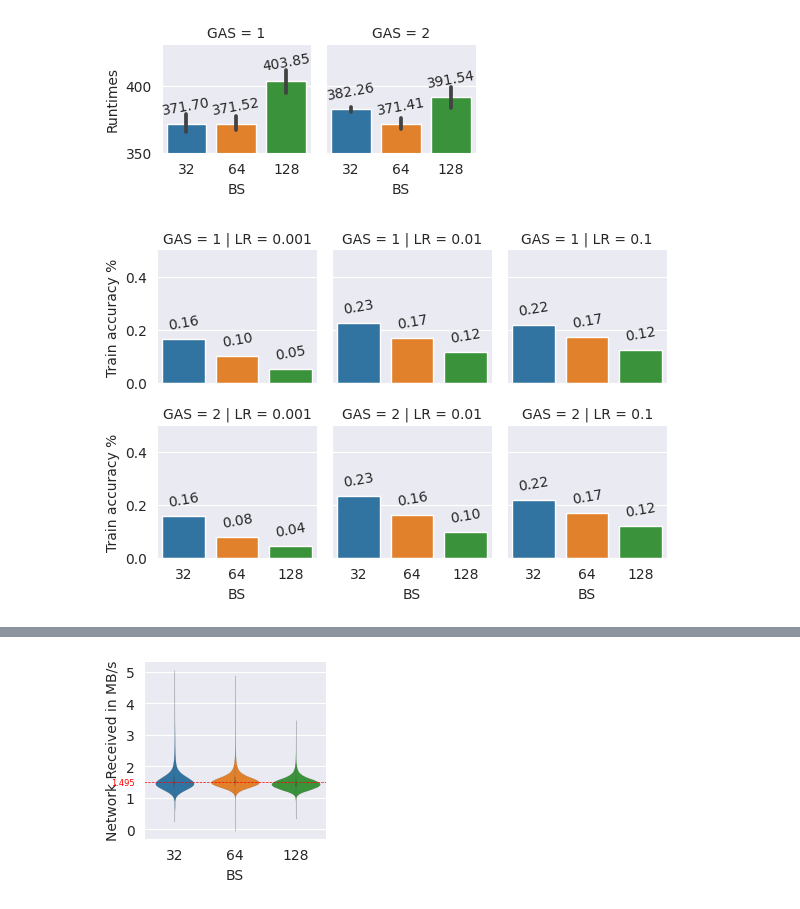
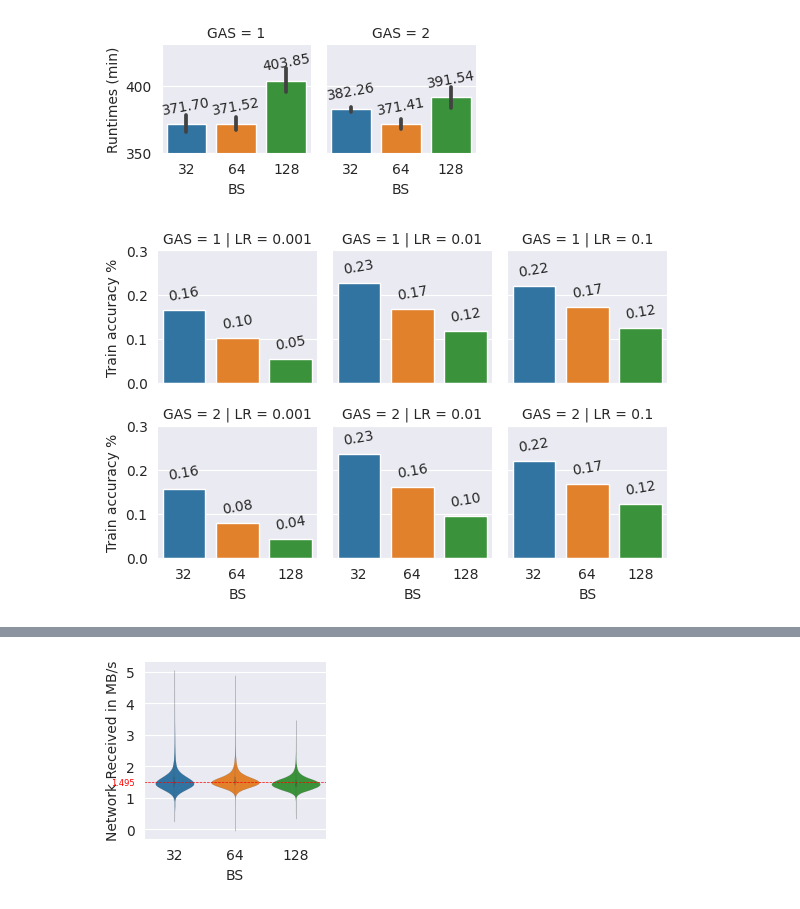
Before and after one commit to IAL32/TUMThesis, a Jupyter notebook: viz/chapter_06/baseline-16vCPUs-GAS-1.ipynb, the cells around one changed output, grey strips where cells are left out. Saved outputs shown, nothing was run; the diff lists cells and outputs as text; code cells hidden in the pictures.

```diff
--- a/viz/chapter_06/baseline-16vCPUs-GAS-1.ipynb
+++ b/viz/chapter_06/baseline-16vCPUs-GAS-1.ipynb
@@ -48,36 +48,36 @@ plt.ylim(bottom=350, top=430)
 
 g.set_titles(col_template="GAS = {col_name}")
 g.set_xlabels("BS")
-g.set_ylabels("Runtimes")
+g.set_ylabels("Runtimes (min)")
 
 g.figure.savefig(f"../../figures/06_barplot-runtime_{filename.replace('.csv', '.pdf')}", bbox_inches="tight")
 plt.show()
 # %% [output]
-[figure, old version]
+[figure, new version]
 # %%
 import os
 import seaborn as sns
 import pandas as pd
 import matplotlib.pyplot as plt
 import matplotlib.ticker as ticker
 
 data = pd.read_csv(os.path.abspath("") + f"/summary-{filename}")
 data = data.groupby(["batch_size_per_step", "gradient_accumulation_steps", "optimizer_params.lr"])["train/accuracy"].mean().reset_index()
 
 g = sns.FacetGrid(data, row="gradient_accumulation_steps", col="optimizer_params.lr", height=2)
 g2 = g.map_dataframe(sns.barplot, x="batch_size_per_step", y="train/accuracy",  dodge=False, palette="tab10")
 
 for axlist in g2.axes:
     for ax in axlist:
         for i in ax.containers:
             ax.bar_label(i, fmt="%.2f", rotation=10, padding=5)
-plt.ylim(bottom=0, top=0.5)
+plt.ylim(bottom=0, top=0.30)
 
 g.set_titles(row_template = "GAS = {row_name}", col_template="LR = {col_name}")
 g.set_xlabels("BS")
 g.set_ylabels("Train accuracy %")
 
 g.figure.savefig(f"../../figures/06_barplot-losses_{filename.replace('.csv', '.pdf')}", bbox_inches="tight")
 plt.show()
 # %% [output]
-[figure, old version]
+[figure, new version]
```
Also changed, not shown: parts of 3 cells of this notebook, 35 other files.
